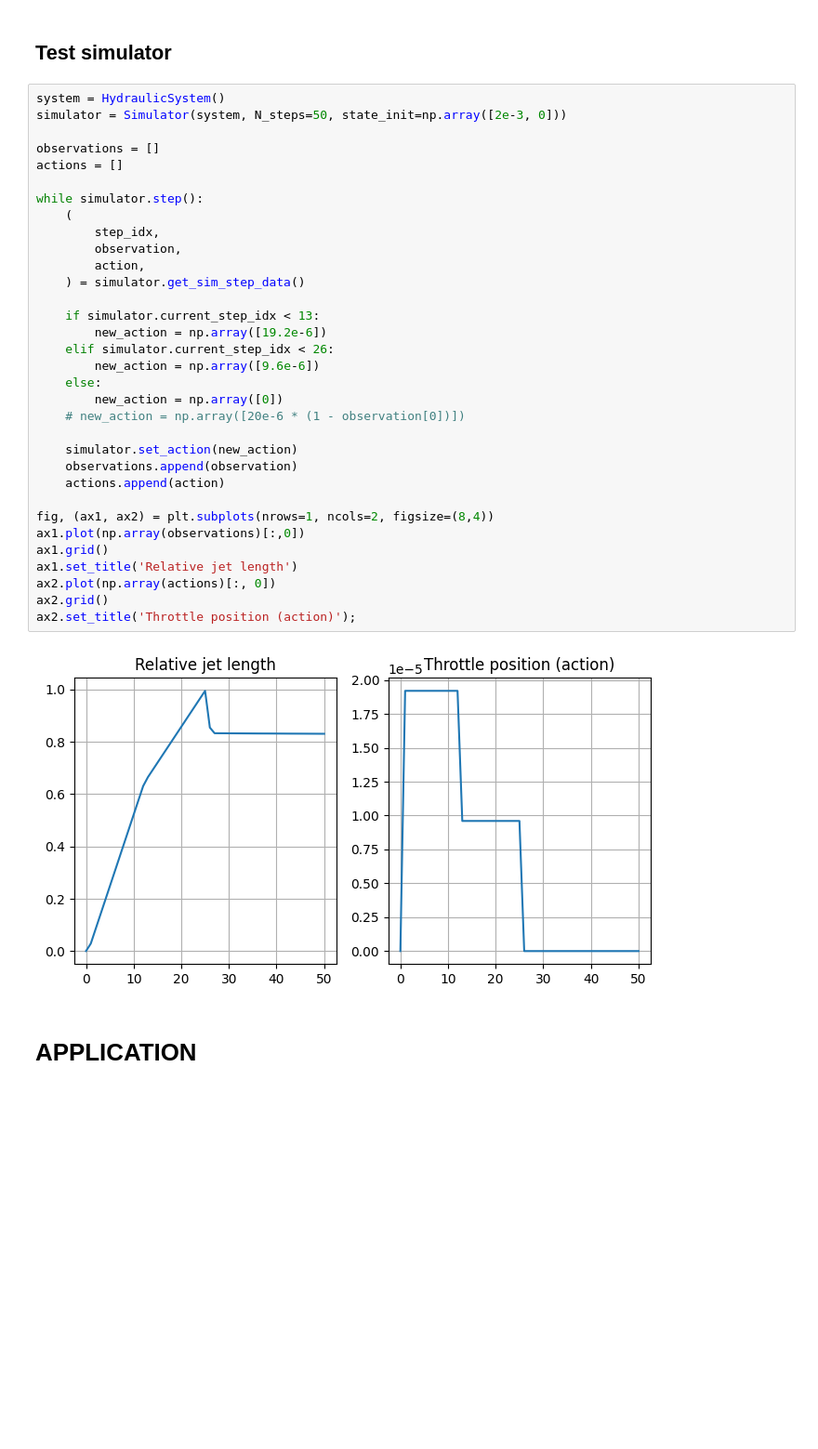
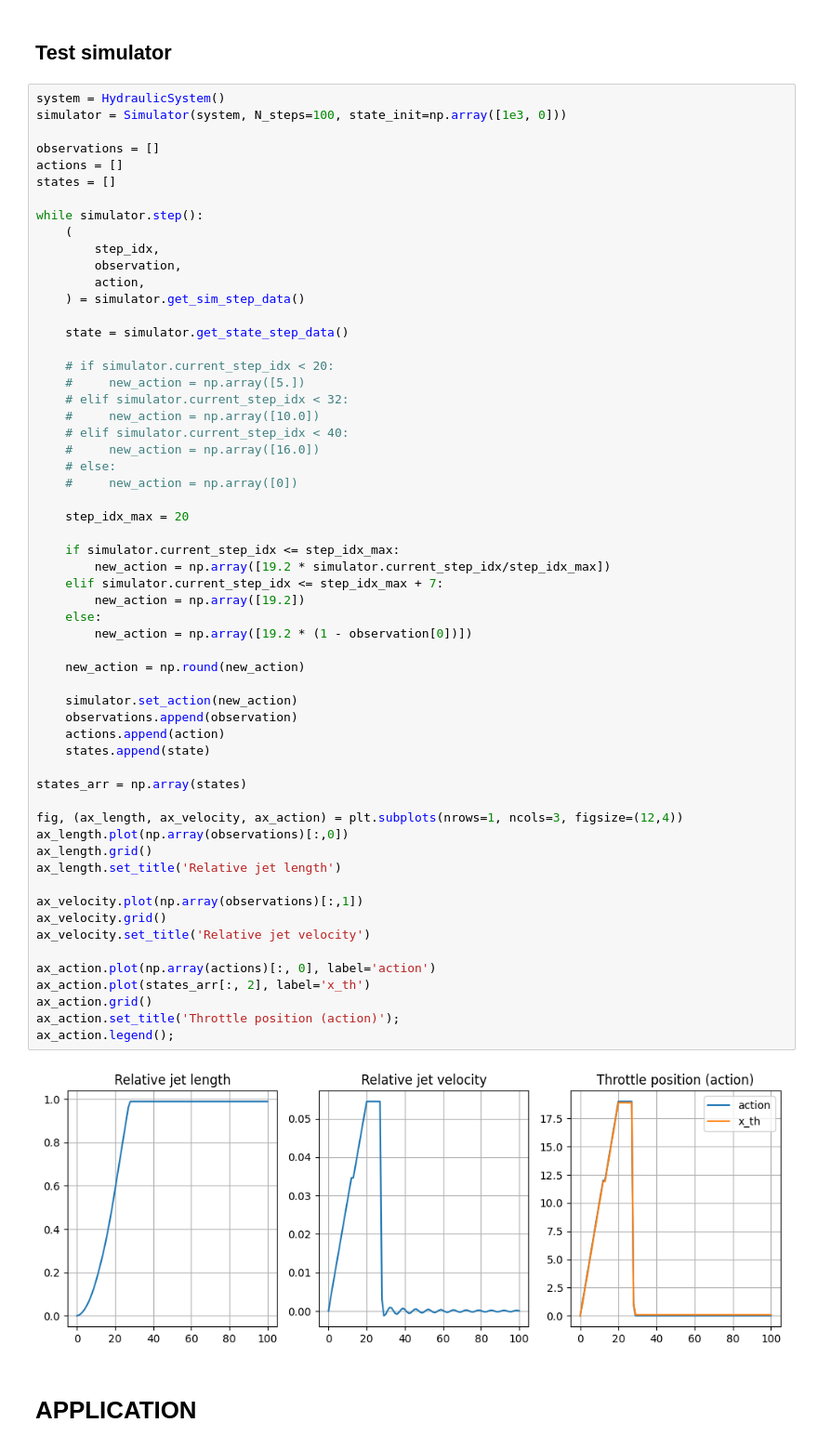
Before and after one commit to mvulf/drop_control, a Jupyter notebook: hydraulic_system.ipynb, the cells around one changed output. Shown: that part at 93% size. Drawn from its saved outputs; the diff is of its cells as text; blank space fills up the shorter version.

Commit message:
[FIX] change system of units

```diff
--- a/hydraulic_system.ipynb
+++ b/hydraulic_system.ipynb
@@ -590,39 +612,64 @@ class Simulator:
 ## Test simulator
 # %%
 system = HydraulicSystem()
-simulator = Simulator(system, N_steps=50, state_init=np.array([2e-3, 0]))
+simulator = Simulator(system, N_steps=100, state_init=np.array([1e3, 0]))
 
 observations = []
 actions = []
+states = []
 
 while simulator.step():
     (
         step_idx,
         observation,
         action,
     ) = simulator.get_sim_step_data()
 
-    if simulator.current_step_idx < 13:
-        new_action = np.array([19.2e-6])
-    elif simulator.current_step_idx < 26:
-        new_action = np.array([9.6e-6])
+    state = simulator.get_state_step_data()
+
+    # if simulator.current_step_idx < 20:
+    #     new_action = np.array([5.])
+    # elif simulator.current_step_idx < 32:
+    #     new_action = np.array([10.0])
+    # elif simulator.current_step_idx < 40:
+    #     new_action = np.array([16.0])
+    # else:
+    #     new_action = np.array([0])
+
+    step_idx_max = 20
+
+    if simulator.current_step_idx <= step_idx_max:
+        new_action = np.array([19.2 * simulator.current_step_idx/step_idx_max])
+    elif simulator.current_step_idx <= step_idx_max + 7:
+        new_action = np.array([19.2])
     else:
-        new_action = np.array([0])
-    # new_action = np.array([20e-6 * (1 - observation[0])])
+        new_action = np.array([19.2 * (1 - observation[0])])
+
+    new_action = np.round(new_action)
 
     simulator.set_action(new_action)
     observations.append(observation)
     actions.append(action)
+    states.append(state)
 
-fig, (ax1, ax2) = plt.subplots(nrows=1, ncols=2, figsize=(8,4))
-ax1.plot(np.array(observations)[:,0])
-ax1.grid()
-ax1.set_title('Relative jet length')
-ax2.plot(np.array(actions)[:, 0])
-ax2.grid()
-ax2.set_title('Throttle position (action)');
+states_arr = np.array(states)
+
+fig, (ax_length, ax_velocity, ax_action) = plt.subplots(nrows=1, ncols=3, figsize=(12,4))
+ax_length.plot(np.array(observations)[:,0])
+ax_length.grid()
+ax_length.set_title('Relative jet length')
+
+ax_velocity.plot(np.array(observations)[:,1])
+ax_velocity.grid()
+ax_velocity.set_title('Relative jet velocity')
+
+ax_action.plot(np.array(actions)[:, 0], label='action')
+ax_action.plot(states_arr[:, 2], label='x_th')
+ax_action.grid()
+ax_action.set_title('Throttle position (action)');
+ax_action.legend();
 # %% [output]
-[figure, old version]
+[figure, new version]
 # %% [markdown]
 # APPLICATION
 # %% [markdown]
```
Also changed, not shown: parts of 3 cells of this notebook, 3 other files.
